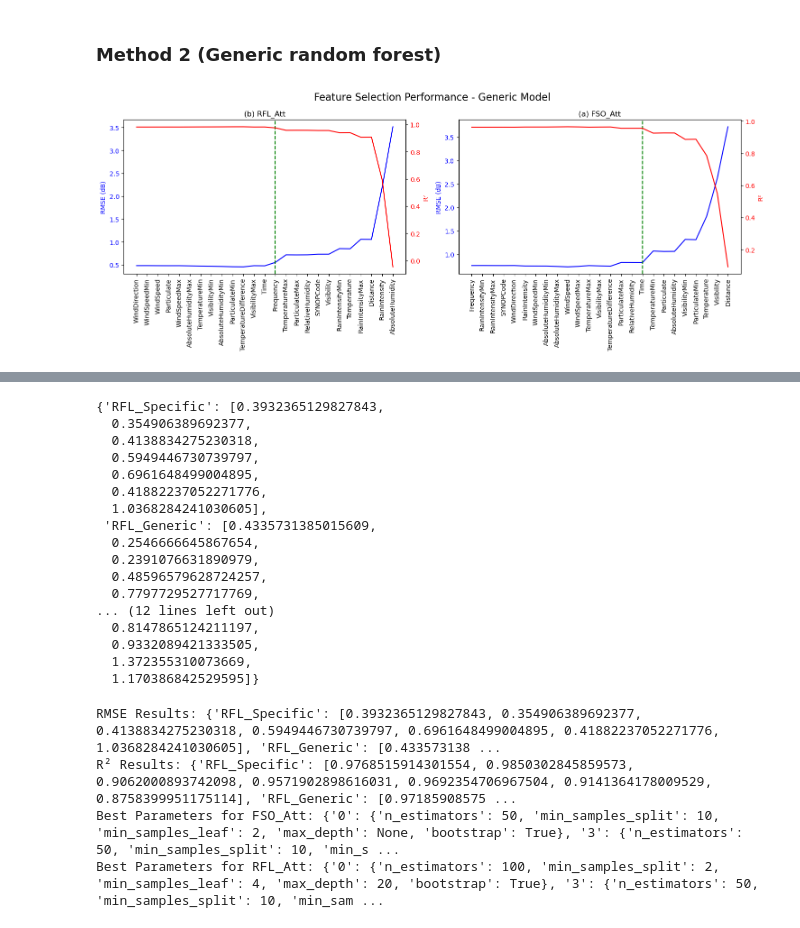
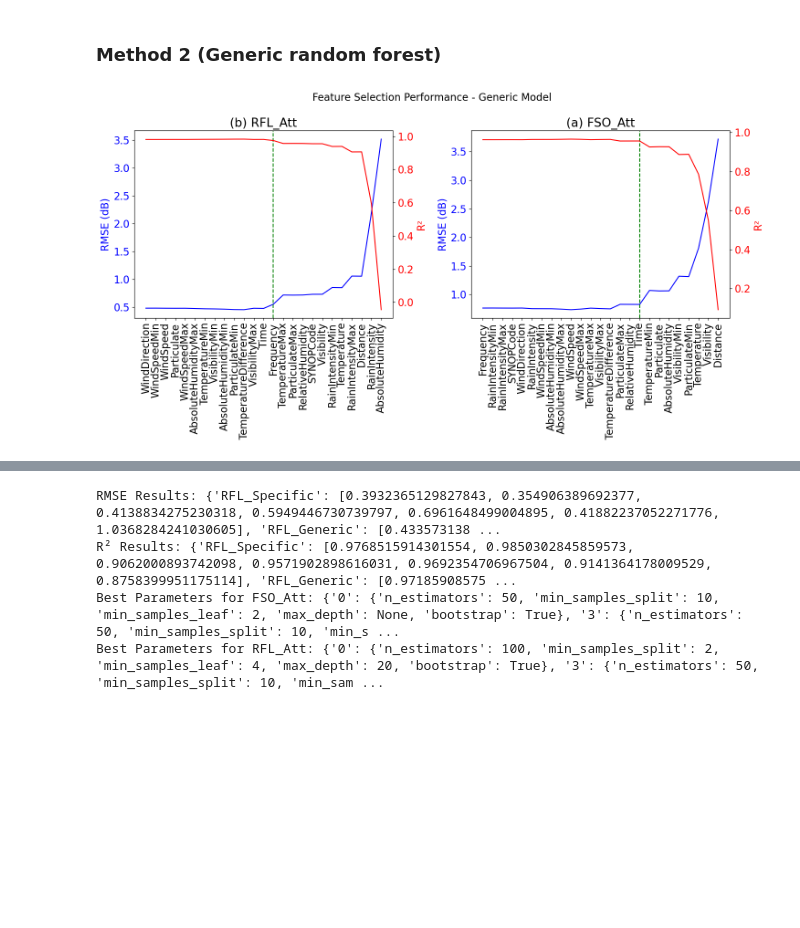
Before and after one commit to shavinkalu23/predictive_modelling_link_attenuation, a Jupyter notebook: method1.ipynb, the cells around one changed output, grey strips where cells are left out. Drawn from its saved outputs; the diff is of its cells as text; code cells hidden in the pictures; blank space fills up the shorter version.

```diff
--- a/method1.ipynb
+++ b/method1.ipynb
@@ -42,3 +42,6 @@ dtypes: float64(24), int64(3)
 memory usage: 18.8 MB
 # %% [markdown]
 ### Exploratary Data Analysis
+# %%
+data['SYNOPCode'] =data['SYNOPCode'].astype(str)
+data.info()
@@ -164,6 +196,6 @@ Passing `palette` without assigning `hue` is deprecated and will be removed in v
 # %%
 # Create subplots for boxplots
-fig, axes = plt.subplots(1, 2, figsize=(14, 6))
+fig, axes = plt.subplots(1, 2, figsize=(16, 6))
 # Boxplot: FSO_Att vs Time
 sns.boxplot(x='Time', y='FSO_Att', data=data, ax=axes[0], palette='husl')
 axes[0].set_title("FSO_Att vs Time")
@@ -496,39 +528,44 @@ rfl_threshold = find_threshold(rfl_table)
 
 rfl_table_final = pd.concat([rfl_table_final, rfl_table])
 fso_table_final = pd.concat([fso_table_final, fso_table])
+# %%
+fso_table = fso_table_final[fso_table_final['SYNOPCode']=='generic']
+rfl_table = rfl_table_final[rfl_table_final['SYNOPCode']=='generic']
+fso_threshold = find_threshold(fso_table)
+rfl_threshold = find_threshold(rfl_table)
 # %%
 
 # Plotting similar to the example for both FSO_Att and RFL_Att
-fig, axes = plt.subplots(1, 2, figsize=(15, 6))
+fig, axes = plt.subplots(1, 2, figsize=(15, 8))
 fig.suptitle(f"Feature Selection Performance - Generic Model", fontsize=16)
 # Plot for FSO_Att
 axes[1].plot(fso_table['Removed_Feature'], fso_table['RMSE'], label="RMSE (dB)", color="blue")
 axes[1].set_ylabel("RMSE (dB)", color="blue")
 axes[1].tick_params(axis="y", labelcolor="blue")
 ax2 = axes[1].twinx()
 ax2.plot(fso_table['Removed_Feature'], fso_table['R2'], label="R²", color="red")
 ax2.set_ylabel("R²", color="red")
 ax2.tick_params(axis="y", labelcolor="red")
 axes[1].axvline(x=fso_threshold, color="green", linestyle="--", label="1% R² Threshold")
 axes[1].set_title("(a) FSO_Att")
 axes[1].set_xticklabels(fso_table['Removed_Feature'], rotation=90)
 
 # Plot for RFL_Att
 axes[0].plot(rfl_table['Removed_Feature'], rfl_table['RMSE'], label="RMSE (dB)", color="blue")
 axes[0].set_ylabel("RMSE (dB)", color="blue")
 axes[0].tick_params(axis="y", labelcolor="blue")
 ax4 = axes[0].twinx()
 ax4.plot(rfl_table['Removed_Feature'], rfl_table['R2'], label="R²", color="red")
 ax4.set_ylabel("R²", color="red")
 ax4.tick_params(axis="y", labelcolor="red")
 axes[0].axvline(x=rfl_threshold, color="green", linestyle="--", label="1% R² Threshold")
 axes[0].set_title("(b) RFL_Att")
 axes[0].set_xticklabels(rfl_table['Removed_Feature'], rotation=90)
 
 plt.tight_layout()
 plt.show()
 # %% [output]
-[figure, old version]
+[figure, new version]
 # %%
 
 rfl_table_final.to_csv('rfl_table_final.csv', index = False)
@@ -797,26 +834,6 @@ RMSE Results: {'RFL_Specific': [0.3932365129827843, 0.354906389692377, 0.4138834
 R² Results: {'RFL_Specific': [0.9768515914301554, 0.9850302845859573, 0.9062000893742098, 0.9571902898616031, 0.9692354706967504, 0.9141364178009529, 0.8758399951175114], 'RFL_Generic': [0.97185908575 ...
 Best Parameters for FSO_Att: {'0': {'n_estimators': 50, 'min_samples_split': 10, 'min_samples_leaf': 2, 'max_depth': None, 'bootstrap': True}, '3': {'n_estimators': 50, 'min_samples_split': 10, 'min_s ...
 Best Parameters for RFL_Att: {'0': {'n_estimators': 100, 'min_samples_split': 2, 'min_samples_leaf': 4, 'max_depth': 20, 'bootstrap': True}, '3': {'n_estimators': 50, 'min_samples_split': 10, 'min_sam ...
-# %%
-rmse_results
-# %% [output]
-{'RFL_Specific': [0.3932365129827843,
-  0.354906389692377,
-  0.4138834275230318,
-  0.5949446730739797,
-  0.6961648499004895,
-  0.41882237052271776,
-  1.0368284241030605],
- 'RFL_Generic': [0.4335731385015609,
-  0.2546666645867654,
-  0.2391076631890979,
-  0.48596579628724257,
-  0.7797729527717769,
-... (12 lines left out)
-  0.8147865124211197,
-  0.9332089421333505,
-  1.372355310073669,
-  1.170386842529595]}
 # %%
 
 # Display results and best parameters
```
Also changed, not shown: parts of 10 cells of this notebook.
